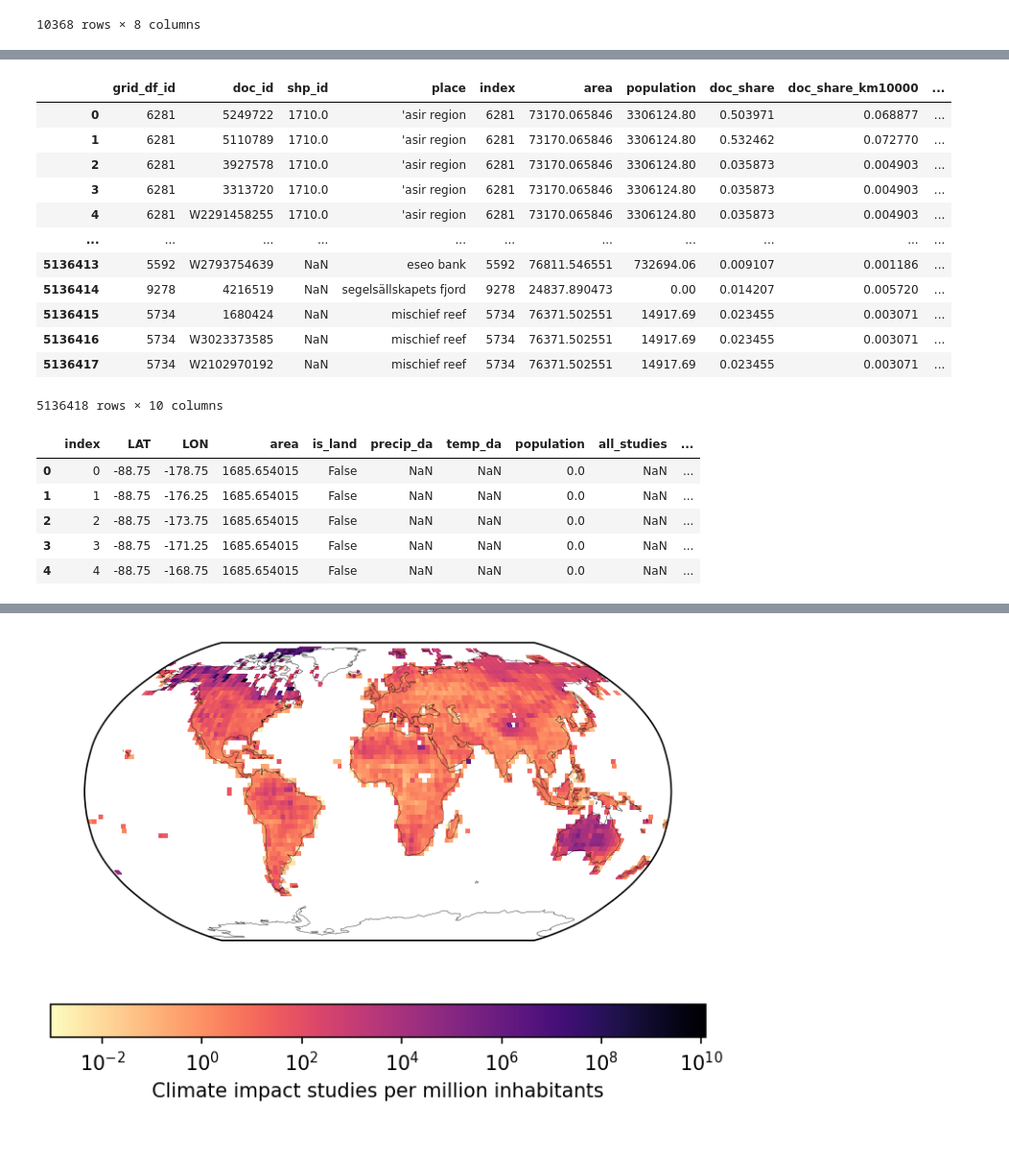
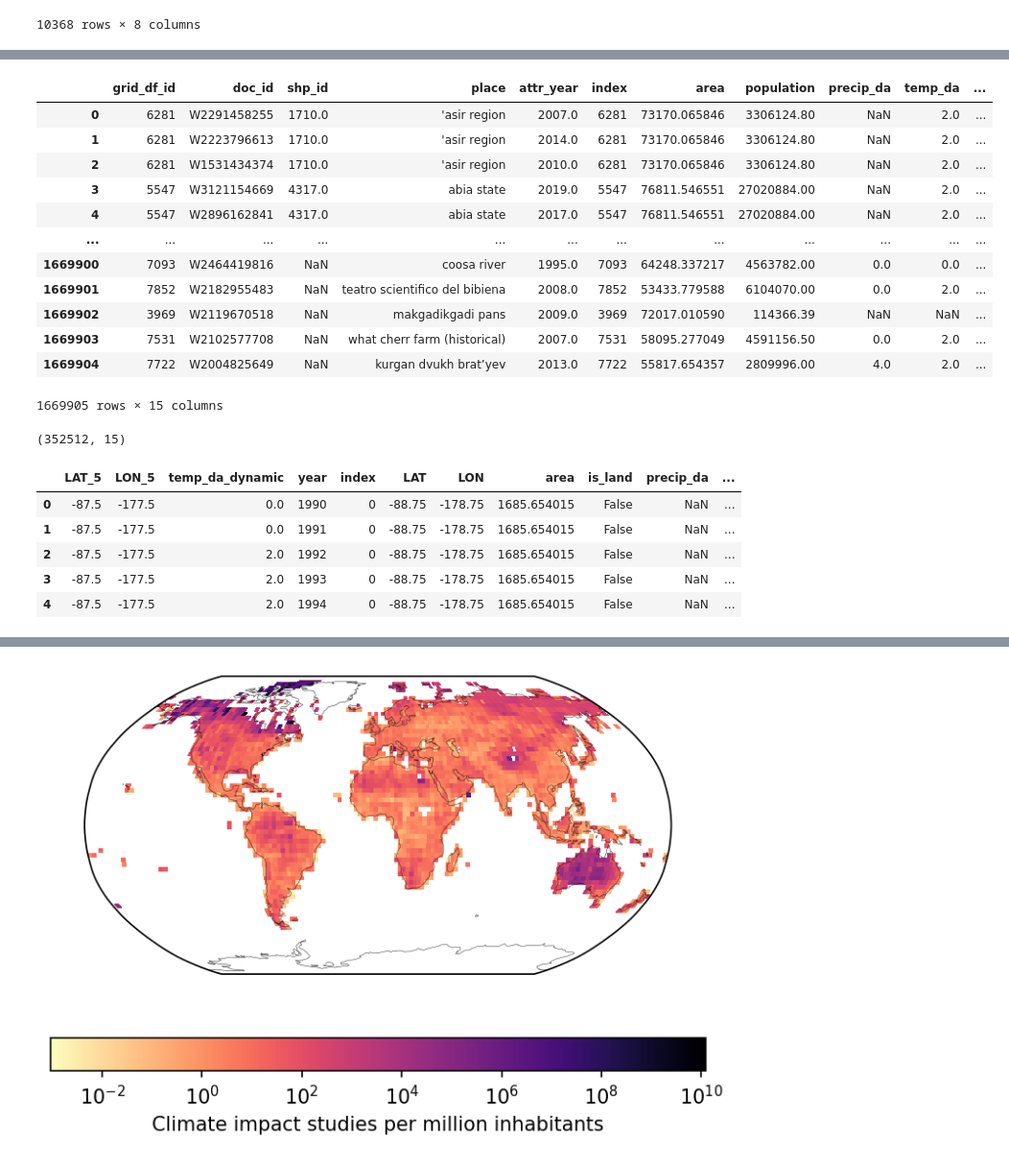
Before and after one commit to mcallaghan/climate-health-impacts, a Jupyter notebook: 4_study_density.ipynb, the cells around one changed output, grey strips where cells are left out. Shown at 96% size. Saved outputs shown, nothing was run; the diff lists cells and outputs as text; code cells hidden in the pictures.

```diff
--- a/4_study_density.ipynb
+++ b/4_study_density.ipynb
@@ -3,6 +3,7 @@ import pandas as pd
 import re
 import os
 df = pd.read_feather("data/included_studies.feather")
+df['attr_year'] = df['publication_year'] - 1
 df.head()
 # %% [output]
 |  | id | title | abstract | publication_year | 0 - relevant | 2 - 1.02. Changes in temperature | ... |
@@ -29,3 +30,6 @@ grid_df
 | 10366 | 10366 | 88.75 | 176.25 | 1685.654015 | False | NaN | NaN | 0.0 |
 | 10367 | 10367 | 88.75 | 178.75 | 1685.654015 | False | NaN | NaN | 0.0 |
 10368 rows × 8 columns
+# %%
+grid_df = pd.read_csv('data/dynamic_grid_df.csv')
+grid_df
@@ -32,27 +50,31 @@ grid_df
 # %%
 # Now we load our index of studies to grid cells, and generate a column which for each document-place combo is
 # 1 / the number of grid cells it appears in
-shp_df_matches = pd.read_csv("data/shp_df_matches.csv").merge(grid_df[["index","area","population"]], left_on="grid_df_id", right_on="index")
+shp_df_matches = pd.read_csv("data/shp_df_matches.csv").merge(
+    df[['id','attr_year']].rename(columns={'id':'doc_id'})
+).merge(
+    grid_df[["index","area","population","precip_da","temp_da","temp_da_dynamic","year"]], left_on=["grid_df_id",'attr_year'], right_on=["index",'year']
+)
 shp_df_matches["doc_share"] = shp_df_matches.groupby("doc_id")["area"].transform(
     lambda x: x / x.sum()
 )
 shp_df_matches["doc_share_km10000"] = shp_df_matches["doc_share"] / (shp_df_matches["area"]/10000)
 shp_df_matches["doc_share_pp"] = shp_df_matches["doc_share"] / (shp_df_matches["population"]/1e6)
 shp_df_matches
 # %% [output]
-|  | grid_df_id | doc_id | shp_id | place | index | area | population | doc_share | doc_share_km10000 | ... |
-| 0 | 6281 | 5249722 | 1710.0 | 'asir region | 6281 | 73170.065846 | 3306124.80 | 0.503971 | 0.068877 | ... |
-| 1 | 6281 | 5110789 | 1710.0 | 'asir region | 6281 | 73170.065846 | 3306124.80 | 0.532462 | 0.072770 | ... |
-| 2 | 6281 | 3927578 | 1710.0 | 'asir region | 6281 | 73170.065846 | 3306124.80 | 0.035873 | 0.004903 | ... |
-| 3 | 6281 | 3313720 | 1710.0 | 'asir region | 6281 | 73170.065846 | 3306124.80 | 0.035873 | 0.004903 | ... |
-| 4 | 6281 | W2291458255 | 1710.0 | 'asir region | 6281 | 73170.065846 | 3306124.80 | 0.035873 | 0.004903 | ... |
-| ... | ... | ... | ... | ... | ... | ... | ... | ... | ... | ... |
-| 5136413 | 5592 | W2793754639 | NaN | eseo bank | 5592 | 76811.546551 | 732694.06 | 0.009107 | 0.001186 | ... |
-| 5136414 | 9278 | 4216519 | NaN | segelsällskapets fjord | 9278 | 24837.890473 | 0.00 | 0.014207 | 0.005720 | ... |
-| 5136415 | 5734 | 1680424 | NaN | mischief reef | 5734 | 76371.502551 | 14917.69 | 0.023455 | 0.003071 | ... |
-| 5136416 | 5734 | W3023373585 | NaN | mischief reef | 5734 | 76371.502551 | 14917.69 | 0.023455 | 0.003071 | ... |
-| 5136417 | 5734 | W2102970192 | NaN | mischief reef | 5734 | 76371.502551 | 14917.69 | 0.023455 | 0.003071 | ... |
+|  | grid_df_id | doc_id | shp_id | place | attr_year | index | area | population | precip_da | temp_da | ... |
+| 0 | 6281 | W2291458255 | 1710.0 | 'asir region | 2007.0 | 6281 | 73170.065846 | 3306124.80 | NaN | 2.0 | ... |
+| 1 | 6281 | W2223796613 | 1710.0 | 'asir region | 2014.0 | 6281 | 73170.065846 | 3306124.80 | NaN | 2.0 | ... |
+| 2 | 6281 | W1531434374 | 1710.0 | 'asir region | 2010.0 | 6281 | 73170.065846 | 3306124.80 | NaN | 2.0 | ... |
+| 3 | 5547 | W3121154669 | 4317.0 | abia state | 2019.0 | 5547 | 76811.546551 | 27020884.00 | NaN | 2.0 | ... |
+| 4 | 5547 | W2896162841 | 4317.0 | abia state | 2017.0 | 5547 | 76811.546551 | 27020884.00 | NaN | 2.0 | ... |
+| ... | ... | ... | ... | ... | ... | ... | ... | ... | ... | ... | ... |
+| 1669900 | 7093 | W2464419816 | NaN | coosa river | 1995.0 | 7093 | 64248.337217 | 4563782.00 | 0.0 | 0.0 | ... |
+| 1669901 | 7852 | W2182955483 | NaN | teatro scientifico del bibiena | 2008.0 | 7852 | 53433.779588 | 6104070.00 | 0.0 | 2.0 | ... |
+| 1669902 | 3969 | W2119670518 | NaN | makgadikgadi pans | 2009.0 | 3969 | 72017.010590 | 114366.39 | NaN | NaN | ... |
+| 1669903 | 7531 | W2102577708 | NaN | what cherr farm (historical) | 2007.0 | 7531 | 58095.277049 | 4591156.50 | 0.0 | 2.0 | ... |
+| 1669904 | 7722 | W2004825649 | NaN | kurgan dvukh brat’yev | 2013.0 | 7722 | 55817.654357 | 2809996.00 | 4.0 | 2.0 | ... |
-5136418 rows × 10 columns
+1669905 rows × 15 columns
 # %%
 # Here we define a function that takes a dataframe and returns a grid cell dataframe with the weighted
 # number of studies from that dataframe in each cell
@@ -69,15 +91,17 @@ def sum_studies(df, shp_df_matches, grid_df, name):
 
     return grid_df.merge(sums, how="outer").merge(counts, how="outer").merge(pc_sums, how="outer")
 
-study_grid_df = sum_studies(df, shp_df_matches, grid_df, "all_studies")
-study_grid_df.head()
+dynamic_study_grid_df = sum_studies(df, shp_df_matches, grid_df, "all_studies")
+print(dynamic_study_grid_df.shape)
+dynamic_study_grid_df.head()
 # %% [output]
+(352512, 15)
-|  | index | LAT | LON | area | is_land | precip_da | temp_da | population | all_studies | ... |
-| 0 | 0 | -88.75 | -178.75 | 1685.654015 | False | NaN | NaN | 0.0 | NaN | ... |
-| 1 | 1 | -88.75 | -176.25 | 1685.654015 | False | NaN | NaN | 0.0 | NaN | ... |
-| 2 | 2 | -88.75 | -173.75 | 1685.654015 | False | NaN | NaN | 0.0 | NaN | ... |
-| 3 | 3 | -88.75 | -171.25 | 1685.654015 | False | NaN | NaN | 0.0 | NaN | ... |
-| 4 | 4 | -88.75 | -168.75 | 1685.654015 | False | NaN | NaN | 0.0 | NaN | ... |
+|  | LAT_5 | LON_5 | temp_da_dynamic | year | index | LAT | LON | area | is_land | precip_da | ... |
+| 0 | -87.5 | -177.5 | 0.0 | 1990 | 0 | -88.75 | -178.75 | 1685.654015 | False | NaN | ... |
+| 1 | -87.5 | -177.5 | 0.0 | 1991 | 0 | -88.75 | -178.75 | 1685.654015 | False | NaN | ... |
+| 2 | -87.5 | -177.5 | 2.0 | 1992 | 0 | -88.75 | -178.75 | 1685.654015 | False | NaN | ... |
+| 3 | -87.5 | -177.5 | 2.0 | 1993 | 0 | -88.75 | -178.75 | 1685.654015 | False | NaN | ... |
+| 4 | -87.5 | -177.5 | 2.0 | 1994 | 0 | -88.75 | -178.75 | 1685.654015 | False | NaN | ... |
 # %%
 # study_grid_df = sum_studies(
 #     df[df["19 - Precipitation - prediction_mean"]>=0.5], shp_df_matches, study_grid_df, "precip_studies"
```
Also changed, not shown: parts of 23 cells of this notebook, 26 other files.
